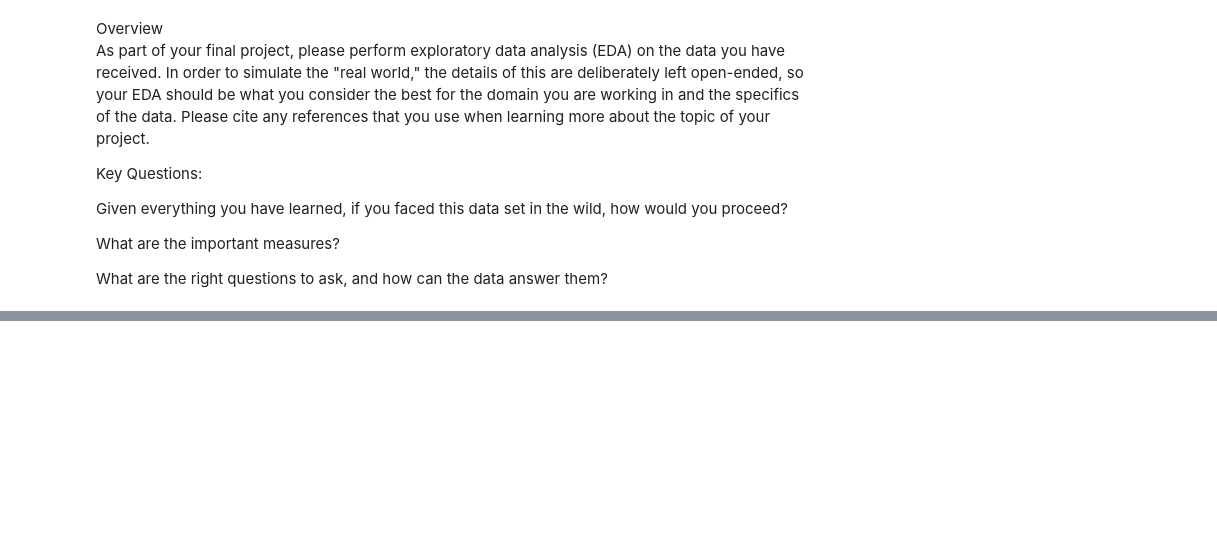
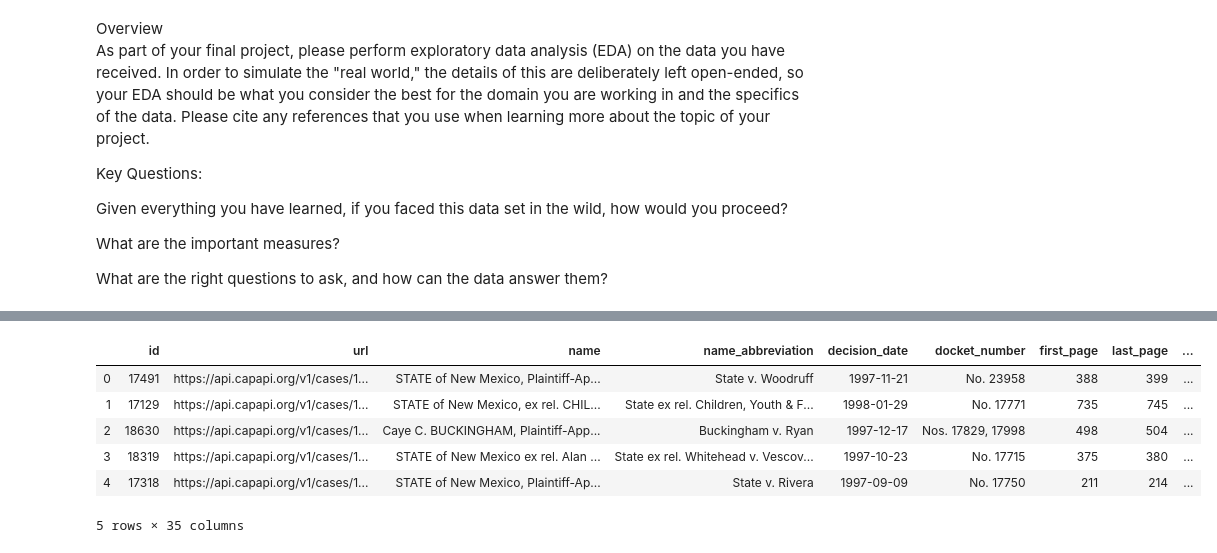
Before and after one commit to medeirosf/2020-CS109B, a Jupyter notebook: content/projects/notebook/cs109b_FP_EDA.ipynb, the cells around one changed output, grey strips where cells are left out. Cells and saved outputs as stored; diff of their text form; code cells hidden in the pictures; blank space fills up the shorter version.

```diff
--- a/content/projects/notebook/cs109b_FP_EDA.ipynb
+++ b/content/projects/notebook/cs109b_FP_EDA.ipynb
@@ -39,0 +43,6 @@ What are the right questions to ask, and how can the data answer them?
+# %%
+f = lzma.open("./data/text/new_mexico.xz","rb")
+data = f.readlines()
+f.close()
+data_json = [json.loads(line) for line in data]
+data = json_normalize(data_json)
@@ -39,0 +64,10 @@ What are the right questions to ask, and how can the data answer them?
+# %%
+data.head()
+# %% [output]
+|  | id | url | name | name_abbreviation | decision_date | docket_number | first_page | last_page | ... |
+| 0 | 17491 | https://api.capapi.org/v1/cases/1... | STATE of New Mexico, Plaintiff-Ap... | State v. Woodruff | 1997-11-21 | No. 23958 | 388 | 399 | ... |
+| 1 | 17129 | https://api.capapi.org/v1/cases/1... | STATE of New Mexico, ex rel. CHIL... | State ex rel. Children, Youth & F... | 1998-01-29 | No. 17771 | 735 | 745 | ... |
+| 2 | 18630 | https://api.capapi.org/v1/cases/1... | Caye C. BUCKINGHAM, Plaintiff-App... | Buckingham v. Ryan | 1997-12-17 | Nos. 17829, 17998 | 498 | 504 | ... |
+| 3 | 18319 | https://api.capapi.org/v1/cases/1... | STATE of New Mexico ex rel. Alan ... | State ex rel. Whitehead v. Vescov... | 1997-10-23 | No. 17715 | 375 | 380 | ... |
+| 4 | 17318 | https://api.capapi.org/v1/cases/1... | STATE of New Mexico, Plaintiff-Ap... | State v. Rivera | 1997-09-09 | No. 17750 | 211 | 214 | ... |
+5 rows × 35 columns
```
Also changed, not shown: parts of 10 cells of this notebook.
